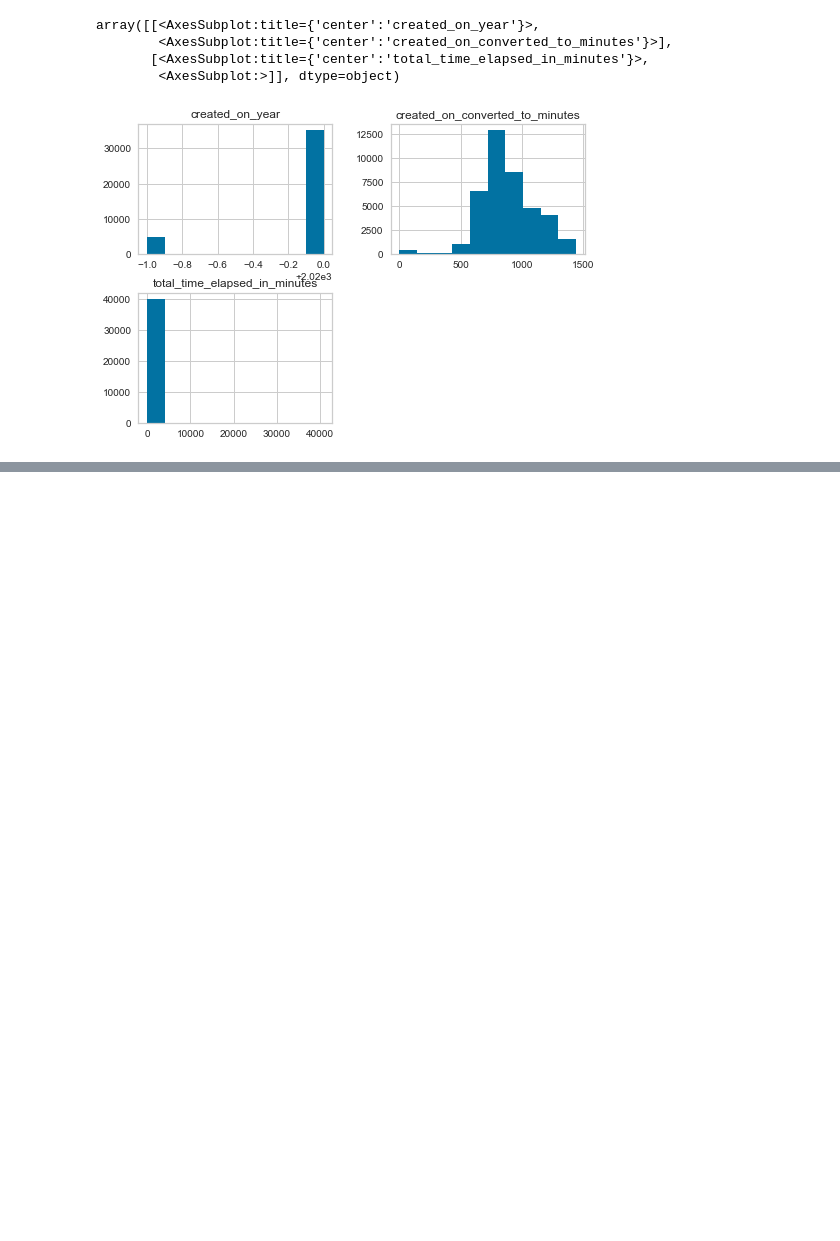
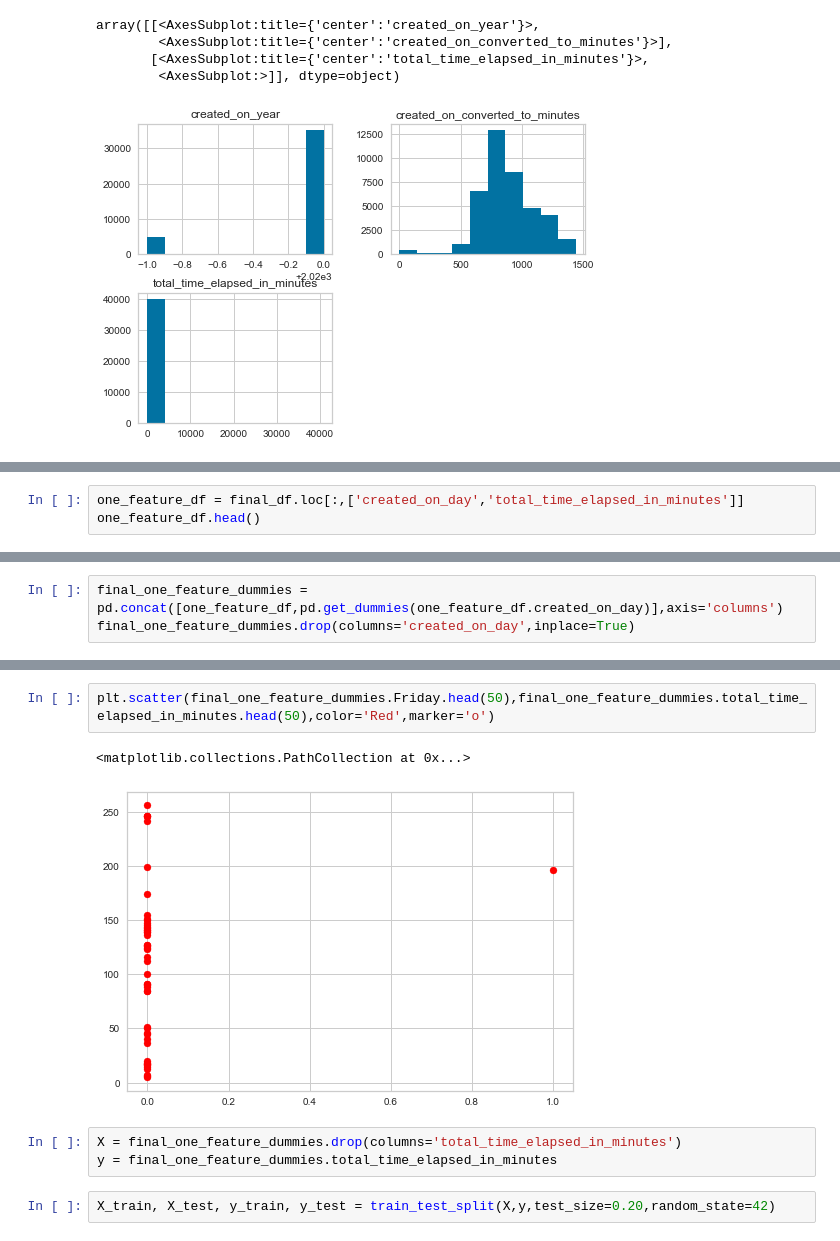
Before and after one commit to vishalkashyap95/DataAnalyst_Internship_learning, a Jupyter notebook: final_findings/predict_time_with_xray_type.ipynb, the cells around one changed output, grey strips where cells are left out. Drawn from its saved outputs; the diff is of its cells as text; blank space fills up the shorter version.

```diff
--- a/final_findings/predict_time_with_xray_type.ipynb
+++ b/final_findings/predict_time_with_xray_type.ipynb
@@ -443,0 +563,3 @@ array([[<AxesSubplot:title={'center':'created_on_year'}>,
+# %%
+one_feature_df = final_df.loc[:,['created_on_day','total_time_elapsed_in_minutes']]
+one_feature_df.head()
@@ -443,0 +573,3 @@ array([[<AxesSubplot:title={'center':'created_on_year'}>,
+# %%
+final_one_feature_dummies = pd.concat([one_feature_df,pd.get_dummies(one_feature_df.created_on_day)],axis='columns')
+final_one_feature_dummies.drop(columns='created_on_day',inplace=True)
@@ -443,0 +585,10 @@ array([[<AxesSubplot:title={'center':'created_on_year'}>,
+# %%
+plt.scatter(final_one_feature_dummies.Friday.head(50),final_one_feature_dummies.total_time_elapsed_in_minutes.head(50),color='Red',marker='o')
+# %% [output]
+<matplotlib.collections.PathCollection at 0x...>
+[figure, added]
+# %%
+X = final_one_feature_dummies.drop(columns='total_time_elapsed_in_minutes')
+y = final_one_feature_dummies.total_time_elapsed_in_minutes
+# %%
+X_train, X_test, y_train, y_test = train_test_split(X,y,test_size=0.20,random_state=42)
```
Also changed, not shown: parts of 54 cells of this notebook, 10 other files.
